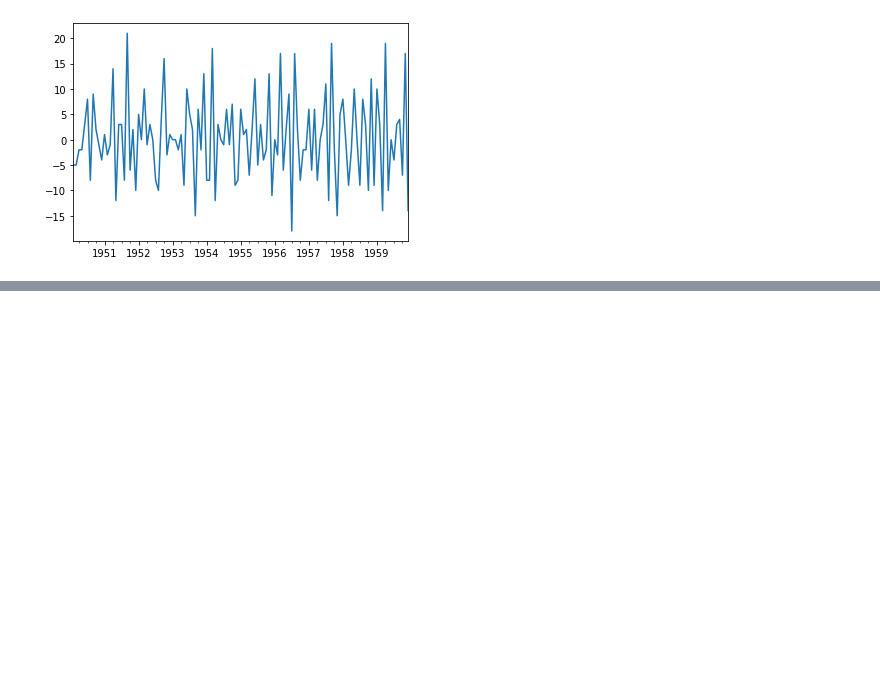
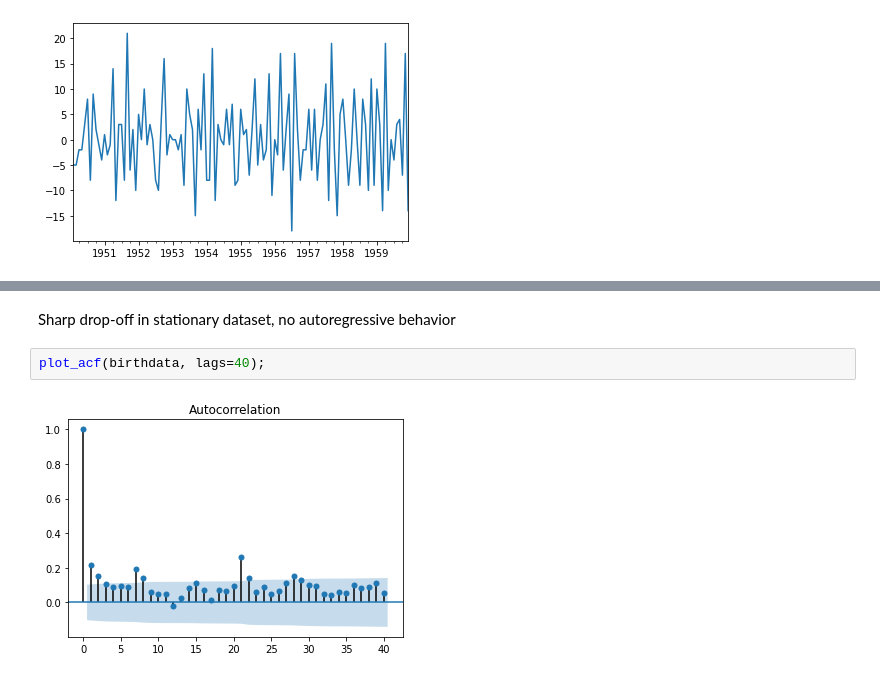
Before and after one commit to Ashwins9001/TimeSeriesAnalysis, a Jupyter notebook: Forecasting.ipynb, the cells around one changed output, grey strips where cells are left out. Drawn from its saved outputs; the diff is of its cells as text; blank space fills up the shorter version.

```diff
--- a/Forecasting_Stationarity.ipynb
+++ b/Forecasting.ipynb
@@ -135,0 +187,6 @@ diff(samples_data['b'], k_diff=1).plot()
+# %% [markdown]
+Sharp drop-off in stationary dataset, no autoregressive behavior
+# %%
+plot_acf(birthdata, lags=40);
+# %% [output]
+[figure, added]
```
Also changed, not shown: parts of 41 cells of this notebook.
